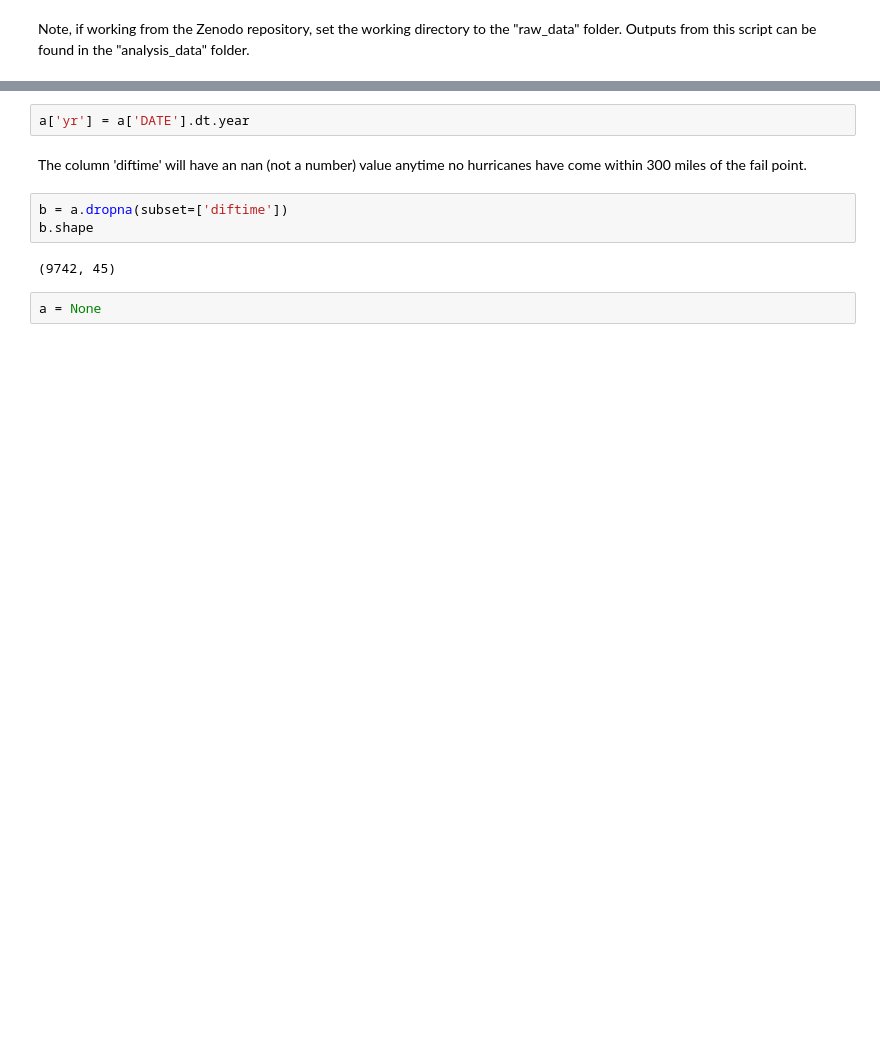
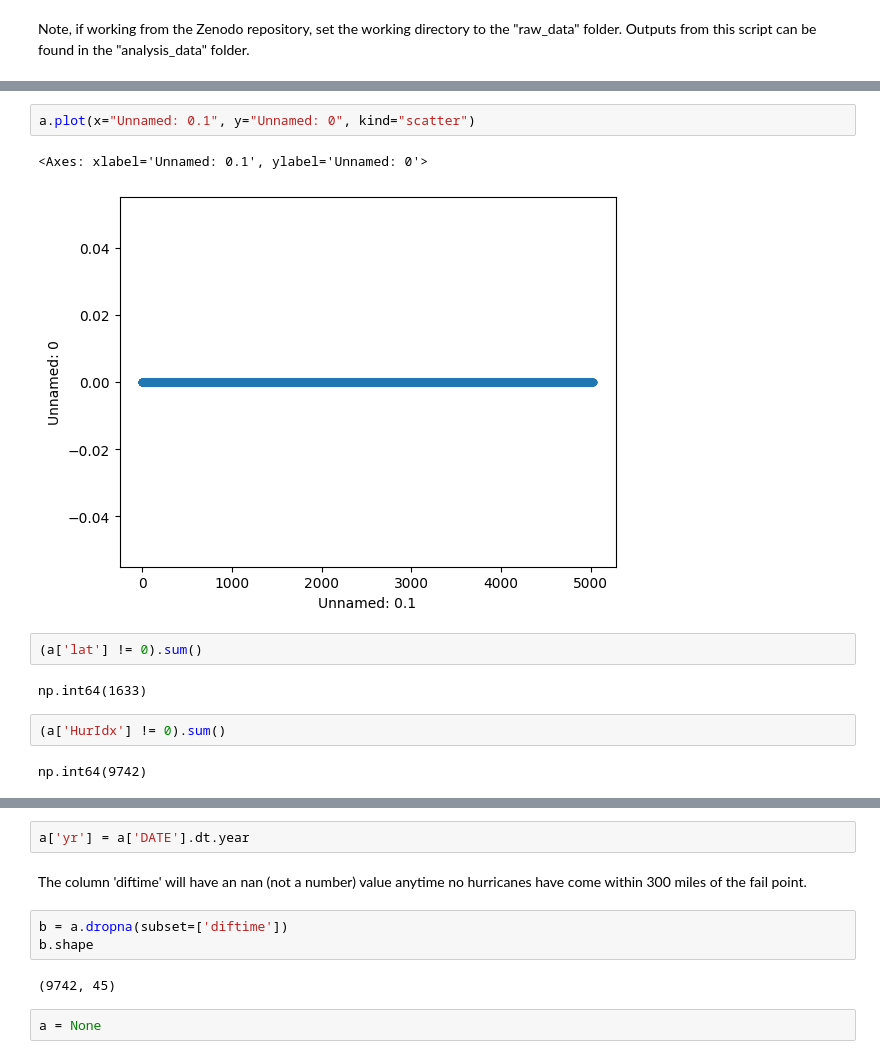
Before and after one commit to LizCarter492/TCPipeline, a Jupyter notebook: code/1_formatData.ipynb, the cells around one changed output, grey strips where cells are left out. Saved outputs shown, nothing was run; the diff lists cells and outputs as text; blank space fills up the shorter version.

```diff
--- a/code/1_formatData.ipynb
+++ b/code/1_formatData.ipynb
@@ -44,0 +105,13 @@ a.DATE = pd.to_datetime(a.DATE)
+# %%
+a.plot(x="Unnamed: 0.1", y="Unnamed: 0", kind="scatter")
+# %% [output]
+<Axes: xlabel='Unnamed: 0.1', ylabel='Unnamed: 0'>
+[figure, added]
+# %%
+(a['lat'] != 0).sum()
+# %% [output]
+np.int64(1633)
+# %%
+(a['HurIdx'] != 0).sum()
+# %% [output]
+np.int64(9742)
```
Also changed, not shown: parts of 28 cells of this notebook, 12 other files.
